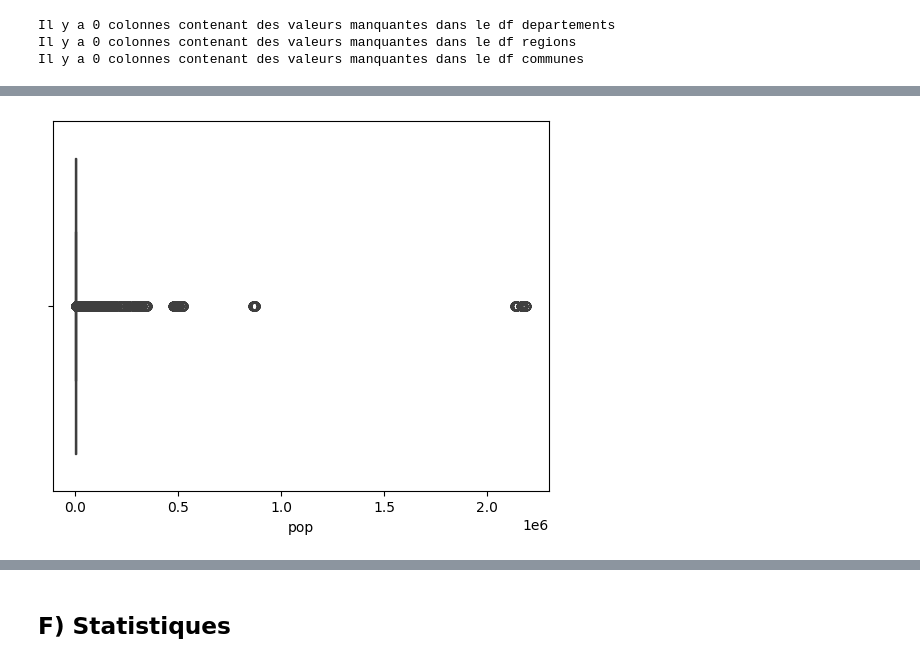
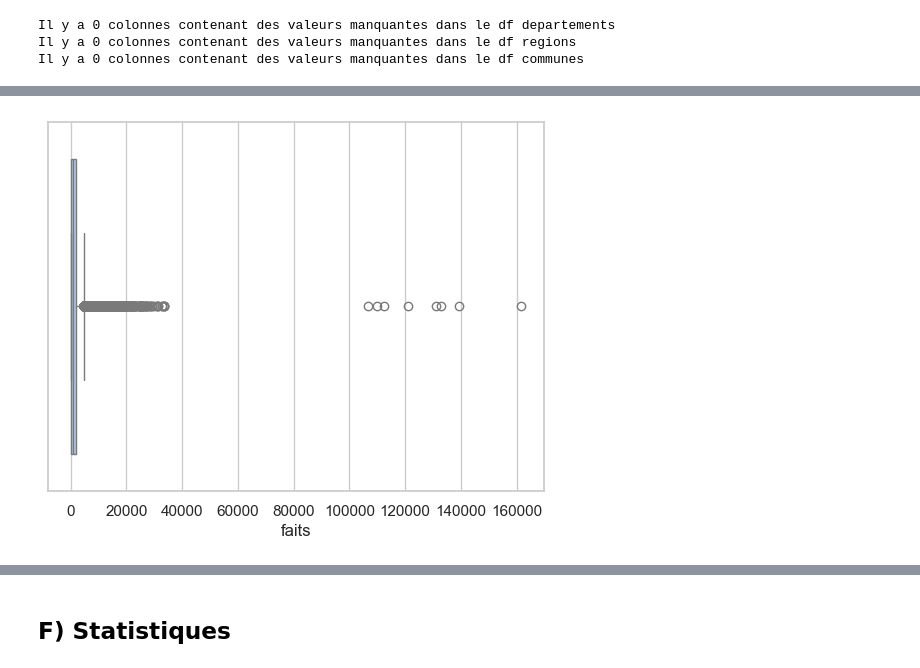
Before and after one commit to G-RELIQUET/Etude_Statistique_Delinquance, a Jupyter notebook: Etude.ipynb, the cells around one changed output, grey strips where cells are left out. Cells and saved outputs as stored; diff of their text form; code cells hidden in the pictures.

```diff
--- a/Etude.ipynb
+++ b/Etude.ipynb
@@ -1,10 +1,11 @@
 # %%
 import pandas as pd
 import numpy as np
-%matplotlib inline
 import matplotlib.pyplot as plt
 import seaborn as sns
+%matplotlib inline
 
+sns.set_theme(style='whitegrid', palette='pastel')
 
 commune=pd.read_parquet('donnee-comm-data.gouv-parquet-2023-geographie2024-produit-le2024-07-05.parquet')
 dep=pd.read_csv('donnee-dep-data.gouv-2023-geographie2024-produit-le2024-07-05.csv',sep=';')
@@ -318,10 +320,7 @@ pond # On retrouve bien le taux pour 1000 habitants
 # %%
-sns.boxplot(x = 'pop', data = commune)
-comm_sorted2 = commune.sort_values(by = 'pop', ascending = False)
-
-comm_sorted2.tail(10)
-#On va vouloir voir uniquement les villes ici, donc un groupby sera nécessaire MAIS PAS DE SUM
-#On peut aussi voir ici que la population est à chaque fois identique. Cela ajoute de la confiance dans les données.
-
-#Attention : il y a des populations à 0 !!! Vu avec tail
+#Tracé de la distribution de la variable faits
+sns.boxplot(x = 'faits', data = dep)
+#Sans surprise, il y a également des valeurs extrêmes en région parisienne.
+dep_sorted = dep.sort_values(by = 'faits', ascending = False)
+dep_sorted.head(10)
 # %% [output]
@@ -339,2 +338,2 @@ comm_sorted2.tail(10)
-[figure, old version]
+[figure, new version]
 # %%
```
Also changed, not shown: parts of 14 cells of this notebook, 1 other file.
